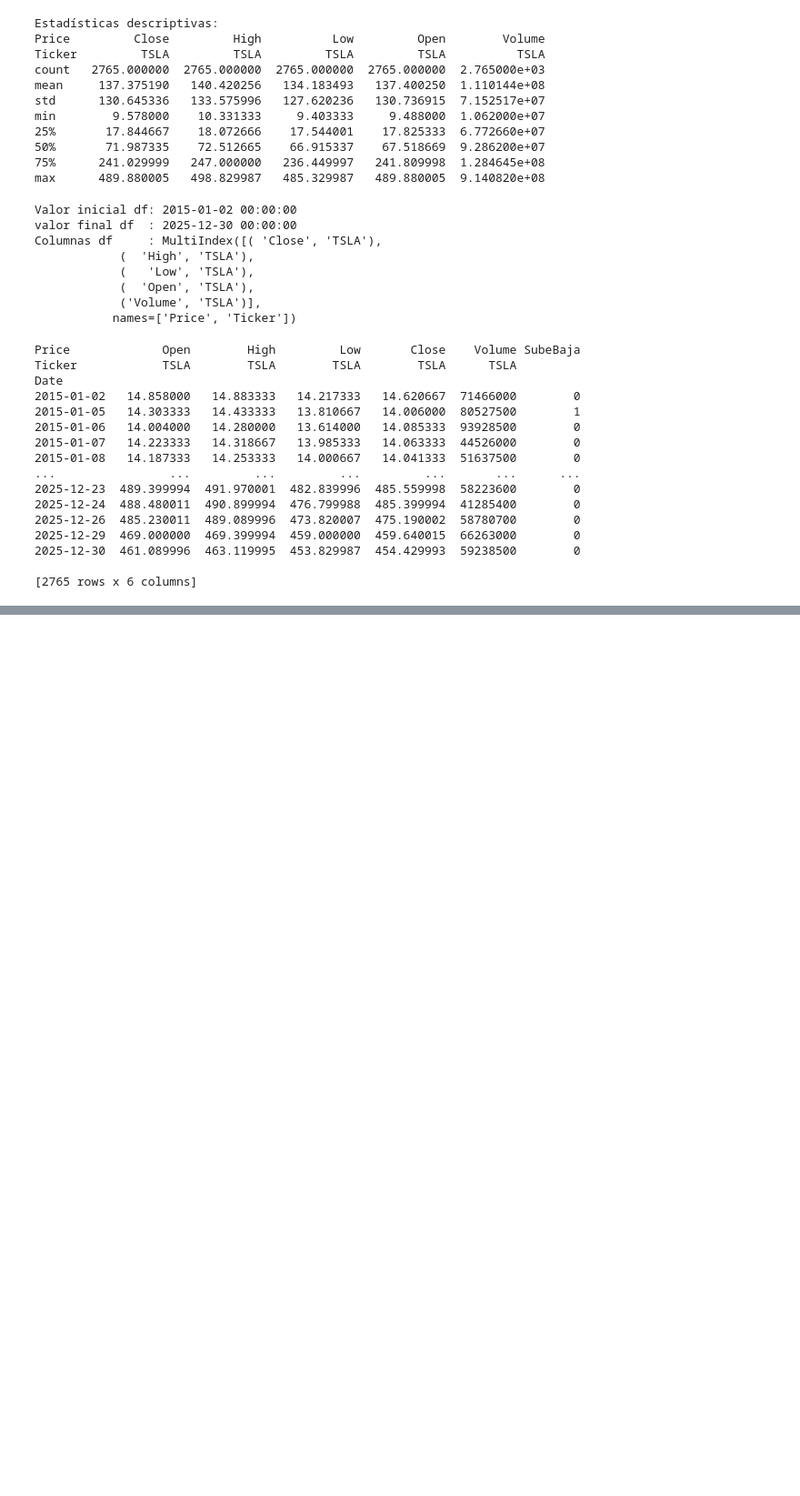
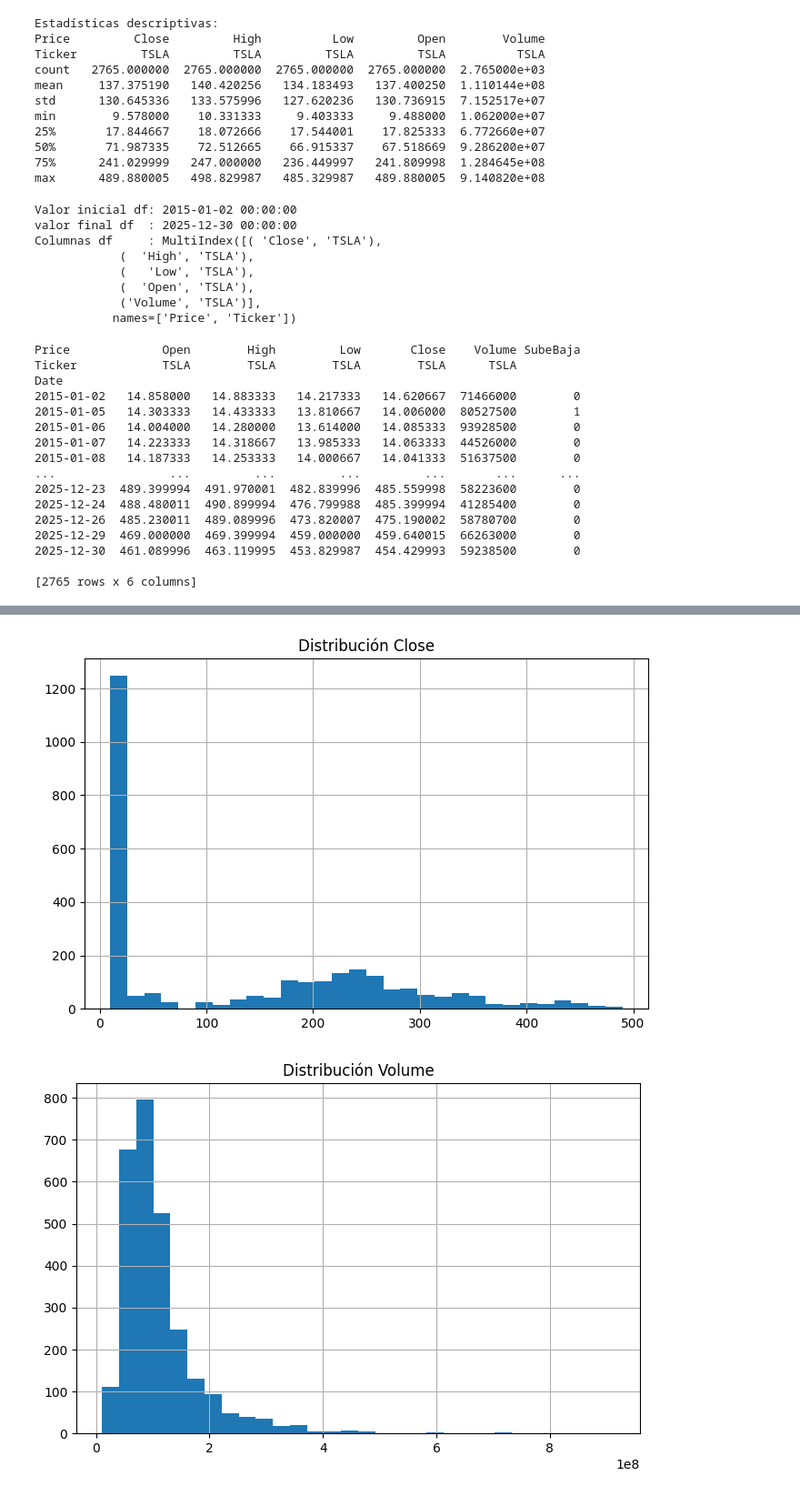
Before and after one commit to 42engineering/P3MetodologiasAgilesML, a Jupyter notebook: tdsp_template/scripts/tsl_stock_data.ipynb, the cells around one changed output, grey strips where cells are left out. Shown at 91% size. Drawn from its saved outputs; the diff is of its cells as text; code cells hidden in the pictures; blank space fills up the shorter version.

```diff
--- a/tdsp_template/scripts/tsl_stock_data.ipynb
+++ b/tdsp_template/scripts/tsl_stock_data.ipynb
@@ -164,0 +205,14 @@ Date
+# %%
+def plotHistogram(data, title):
+
+    plt.figure(figsize=(8,5))
+    plt.hist(data, bins=30)
+    plt.title(title)
+    plt.grid(True)
+    plt.show()
+# %%
+plotHistogram(data['Close'],'Distribución Close')
+plotHistogram(data['Volume'],'Distribución Volume')
+# %% [output]
+[figure, added]
+[figure, added]
```
Also changed, not shown: parts of 13 cells of this notebook.
